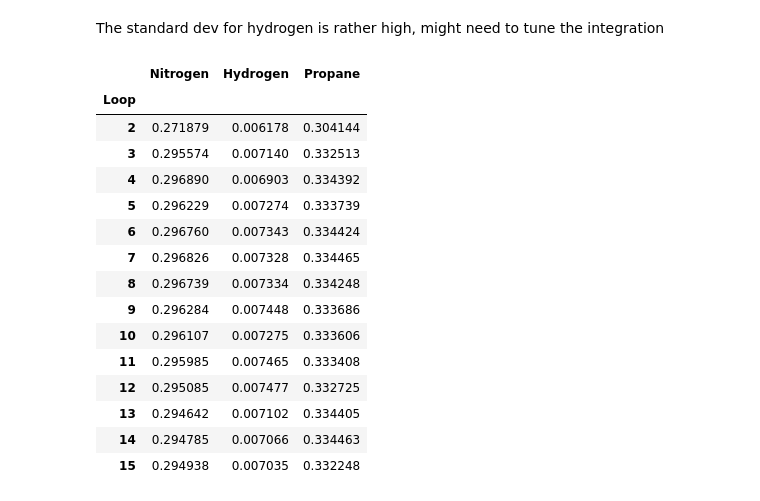
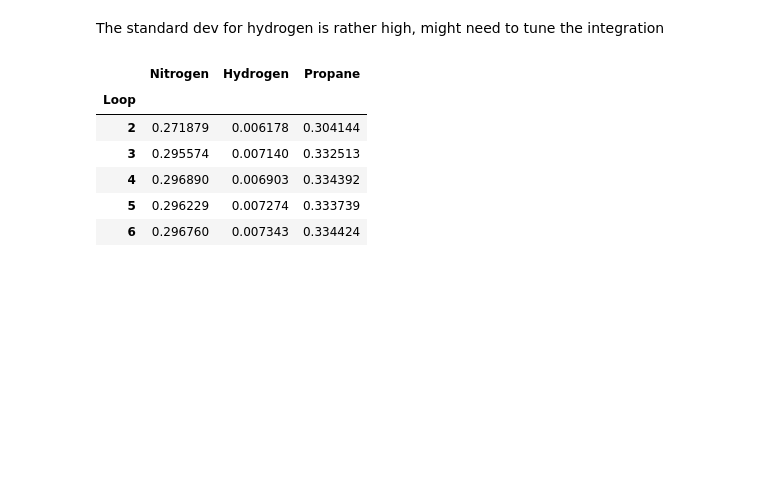
Before and after one commit to MyonicS/ChromStream, a Jupyter notebook: docs/example_notebooks/example_calibration.ipynb, the cells around one changed output. Saved outputs shown, nothing was run; the diff lists cells and outputs as text; code cells hidden in the pictures; blank space fills up the shorter version.

```diff
--- a/example_notebooks/example_calibration.ipynb
+++ b/docs/example_notebooks/example_calibration.ipynb
@@ -187,7 +187,7 @@ Calibration of the pyGCMS is more complicated as the system uses sample loops (1
 We load the gas mixture into all loops, and inject them one by one onto the system. The procesure is reapeated 3 times, to calibrate each loop individually.
 We therefore have 3 directories (for 3 seperate runs) containing the data
 # %%
-data_home = Path("..")/"dev_data" / "chroms" /  "pyGCMS_calibration"
+data_home = Path("../..")/"dev_data" / "chroms" /  "pyGCMS_calibration"
 dirs = sorted((data_home).iterdir())
 
 from chromstream.data_processing import min_subtract
@@ -348,27 +328,18 @@ The standard dev for hydrogen is rather high, might need to tune the integration
 # %%
 bottle_content = pd.DataFrame(columns=['vol_pct'],index=['Nitrogen','Hydrogen','Propane'])
 bottle_content['vol_pct'] = [84.356, 1.005, 9.16]
 
 
 CF_vol = pd.DataFrame() # this now contains the calibration factor in units of peak_area/vol_pct
 for compounds in ['Nitrogen','Hydrogen','Propane']:
     CF_vol[compounds] = integrals_mean[compounds]/bottle_content['vol_pct'][compounds]
 
-CF_vol
+CF_vol.head()
 # %% [output]
 |  | Nitrogen | Hydrogen | Propane |
 | Loop |  |  |  |
 | 2 | 0.271879 | 0.006178 | 0.304144 |
 | 3 | 0.295574 | 0.007140 | 0.332513 |
 | 4 | 0.296890 | 0.006903 | 0.334392 |
 | 5 | 0.296229 | 0.007274 | 0.333739 |
 | 6 | 0.296760 | 0.007343 | 0.334424 |
-| 7 | 0.296826 | 0.007328 | 0.334465 |
-| 8 | 0.296739 | 0.007334 | 0.334248 |
-| 9 | 0.296284 | 0.007448 | 0.333686 |
-| 10 | 0.296107 | 0.007275 | 0.333606 |
-| 11 | 0.295985 | 0.007465 | 0.333408 |
-| 12 | 0.295085 | 0.007477 | 0.332725 |
-| 13 | 0.294642 | 0.007102 | 0.334405 |
-| 14 | 0.294785 | 0.007066 | 0.334463 |
-| 15 | 0.294938 | 0.007035 | 0.332248 |
```
Also changed, not shown: parts of 4 cells of this notebook, 2 other files.
